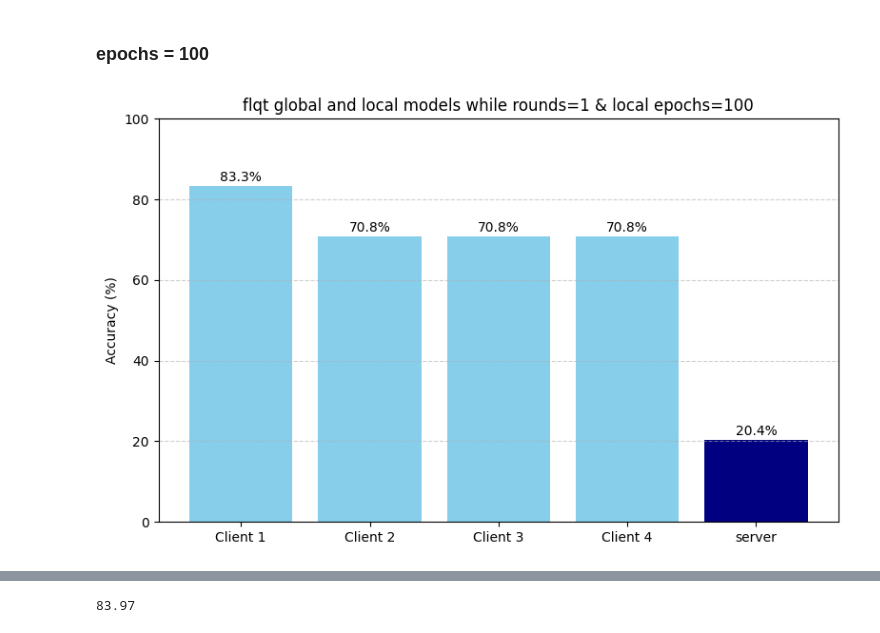
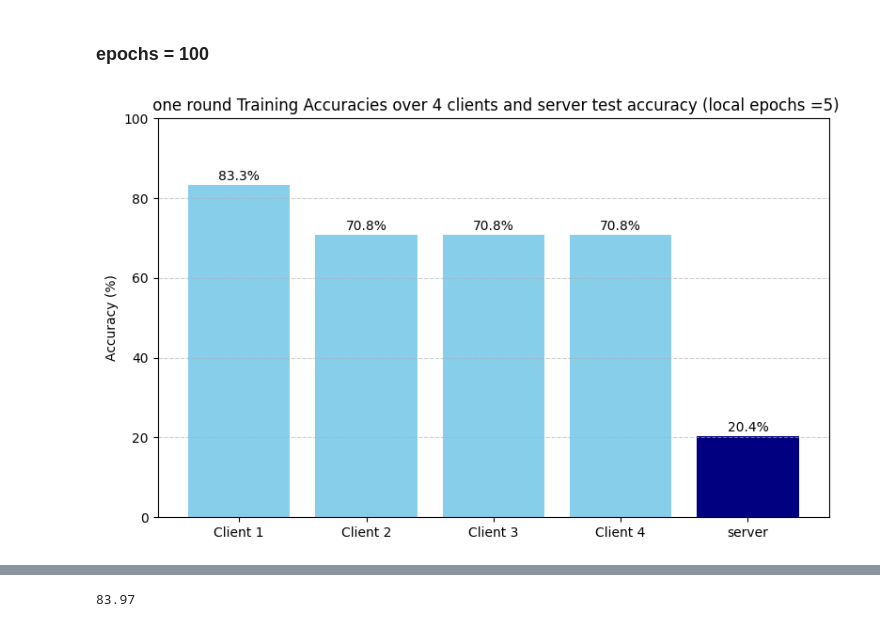
Before and after one commit to SamarShabanCS/QFed-Parameter-Compact-Quantum-Classical-Federated-Learning, a Jupyter notebook: Result analysis.ipynb, the cells around one changed output, grey strips where cells are left out. Drawn from its saved outputs; the diff is of its cells as text; code cells hidden in the pictures.

```diff
--- a/Result analysis.ipynb
+++ b/Result analysis.ipynb
@@ -141,14 +137,14 @@ all_accuracies_r1_e5 = train_accs + [test_acc]
 
 # Plot
 plt.figure(figsize=(8, 5))
-bars = plt.bar(labels, all_accuracies_r1_e5, color=['skyblue']*4 + ['navy'])
+bars = plt.bar(labels, all_accuracies, color=['skyblue']*4 + ['navy'])
 for bar in bars:
     yval = bar.get_height()
     plt.text(bar.get_x() + bar.get_width()/2, yval + 0.5, f'{yval:.1f}%', ha='center', va='bottom')
 
 
 plt.ylabel('Accuracy (%)')
-plt.title('flqt global and local models while rounds=1 & local epochs =5')
+plt.title(' one round Training Accuracies over 4 clients and server test accuracy (local epochs =5)')
 plt.ylim(0, 100)
 plt.grid(axis='y', linestyle='--', alpha=0.6)
 plt.tight_layout()
@@ -168,33 +164,33 @@ qtFL_trainacc_r1c4_e100 = np.load('./results_FLfMnist100/qt_FL_train_acc_list_r_
 # %%
 # Select the last round accuracy (or any specific round you prefer)
 test_acc = qtFL_testacc_r1s_e100[-1]
 train_accs = [
     qtFL_trainacc_r1c1_e100[-1],
     qtFL_trainacc_r1c2_e100[-1],
     qtFL_trainacc_r1c3_e100[-1],
     qtFL_trainacc_r1c4_e100[-1]
 ]
 
 # Bar labels
 labels = ['Client 1', 'Client 2', 'Client 3', 'Client 4', 'server']
 
 # Combine all into one list for plotting
 all_accuracies_r1_e100 = train_accs + [test_acc]
 
 # Plot
 plt.figure(figsize=(8, 5))
-bars = plt.bar(labels, all_accuracies_r1_e100, color=['skyblue']*4 + ['navy'])
+bars = plt.bar(labels, all_accuracies, color=['skyblue']*4 + ['navy'])
 for bar in bars:
     yval = bar.get_height()
     plt.text(bar.get_x() + bar.get_width()/2, yval + 0.5, f'{yval:.1f}%', ha='center', va='bottom')
 
 
 plt.ylabel('Accuracy (%)')
-plt.title('flqt global and local models while rounds=1 & local epochs=100')
+plt.title(' one round Training Accuracies over 4 clients and server test accuracy (local epochs =5)')
 plt.ylim(0, 100)
 plt.grid(axis='y', linestyle='--', alpha=0.6)
 plt.tight_layout()
 #plt.savefig('qtfl_accuracy_barplot.png', dpi=300)
 plt.show()
 # %% [output]
-[figure, old version]
+[figure, new version]
```
Also changed, not shown: parts of 35 cells of this notebook.
